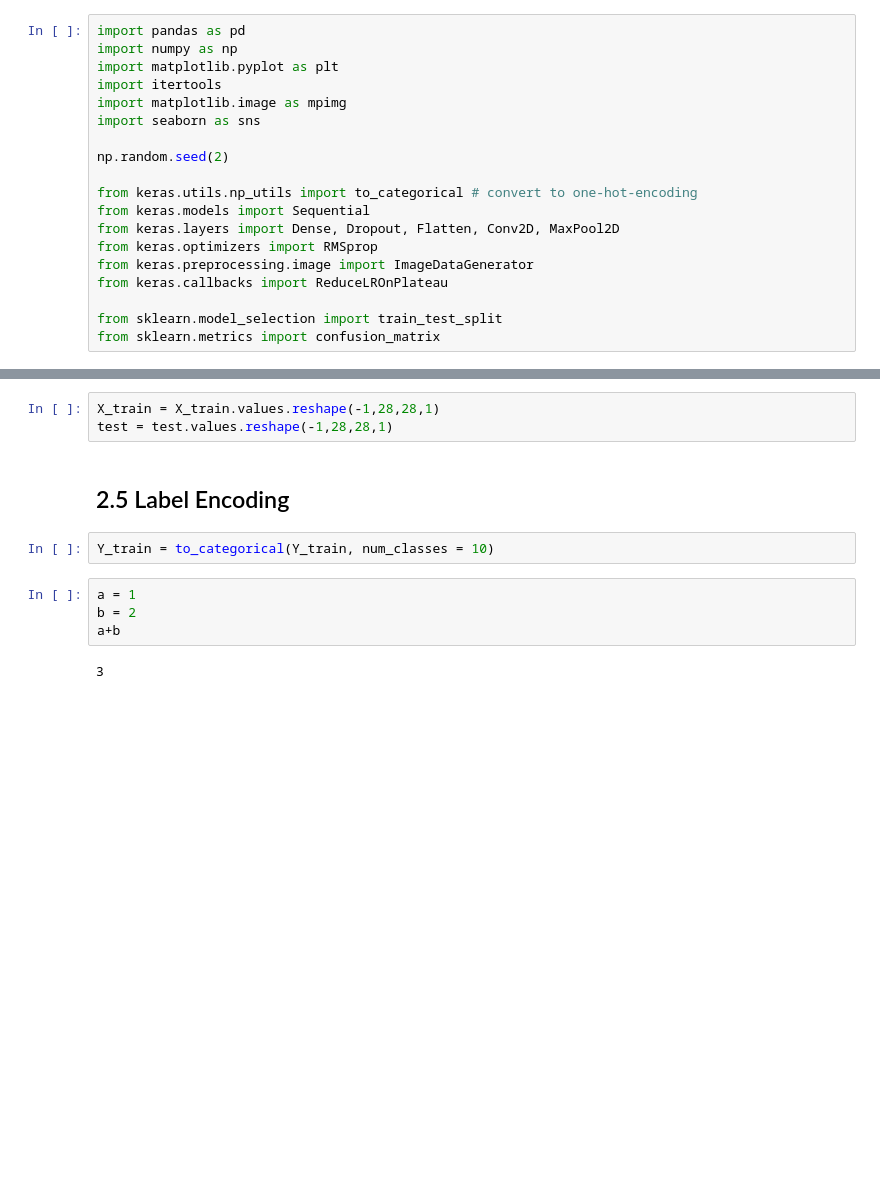
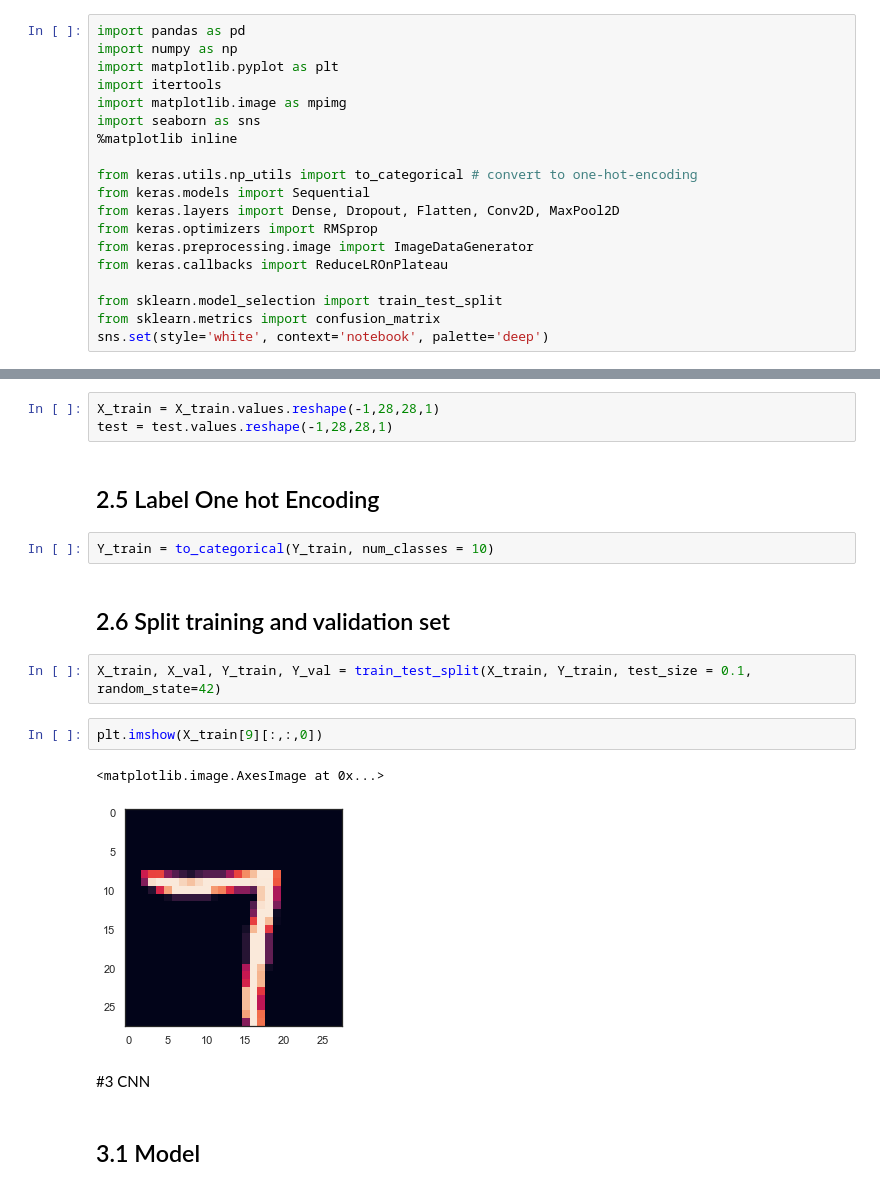
Before and after one commit to congnd2810/DegitRecognizer, a Jupyter notebook: DigitReconizer.ipynb, the cells around one changed output, grey strips where cells are left out. Saved outputs shown, nothing was run; the diff lists cells and outputs as text; blank space fills up the shorter version.

```diff
--- a/DigitReconizer.ipynb
+++ b/DigitReconizer.ipynb
@@ -5,8 +5,7 @@ import matplotlib.pyplot as plt
 import itertools
 import matplotlib.image as mpimg
 import seaborn as sns
-
-np.random.seed(2)
+%matplotlib inline
 
 from keras.utils.np_utils import to_categorical # convert to one-hot-encoding
 from keras.models import Sequential
@@ -17,3 +16,4 @@ from keras.callbacks import ReduceLROnPlateau
 
 from sklearn.model_selection import train_test_split
 from sklearn.metrics import confusion_matrix
+sns.set(style='white', context='notebook', palette='deep')
@@ -77,12 +76,19 @@ test = test / 255.0
 X_train = X_train.values.reshape(-1,28,28,1)
 test = test.values.reshape(-1,28,28,1)
 # %% [markdown]
-## 2.5 Label Encoding
+## 2.5 Label One hot Encoding
 # %%
 Y_train = to_categorical(Y_train, num_classes = 10)
-# %%
-a = 1
-b = 2
-a+b
-# %% [output]
-3
+# %% [markdown]
+## 2.6 Split training and validation set
+# %%
+X_train, X_val, Y_train, Y_val = train_test_split(X_train, Y_train, test_size = 0.1, random_state=42)
+# %%
+plt.imshow(X_train[9][:,:,0])
+# %% [output]
+<matplotlib.image.AxesImage at 0x...>
+[figure, added]
+# %% [markdown]
+#3 CNN
+# %% [markdown]
+## 3.1 Model
```
Also changed, not shown: parts of 21 cells of this notebook.
